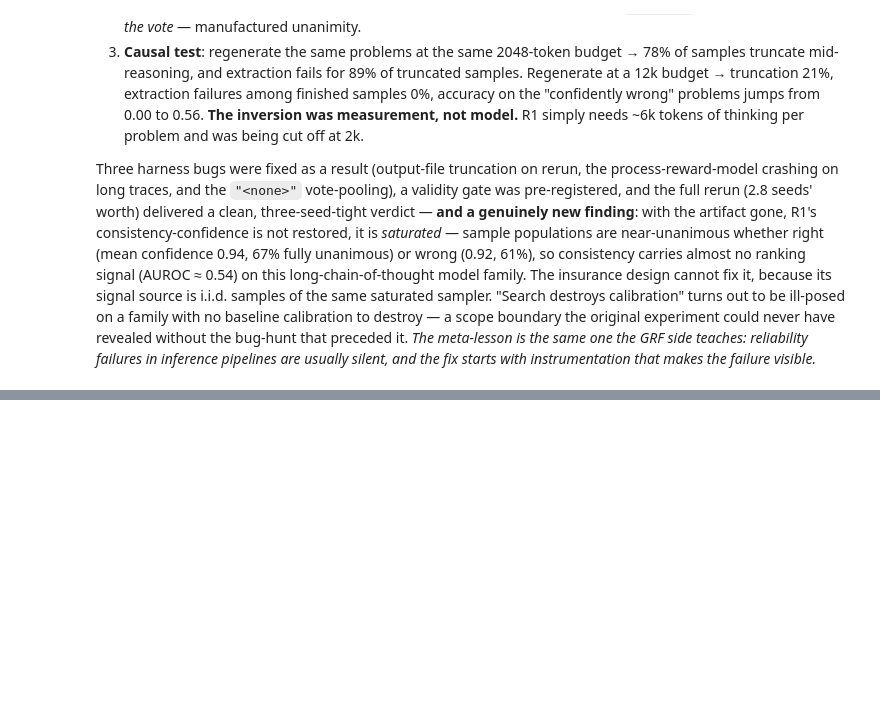
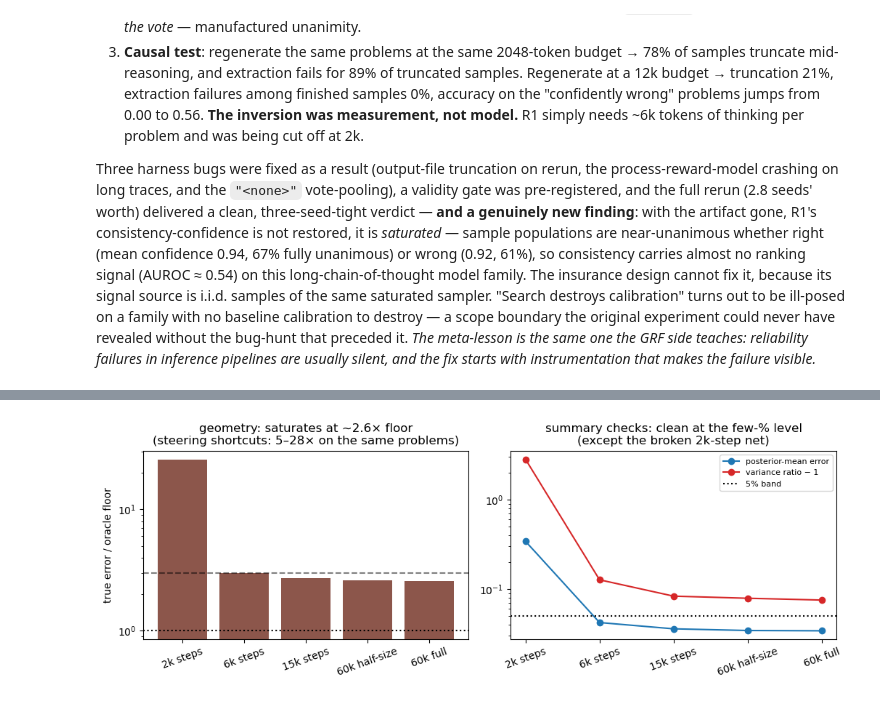
Before and after one commit to AndreasTersenov/tilt-audit, a Jupyter notebook: notebooks/overnight_pilot_tour.ipynb, the cells around one changed output, grey strips where cells are left out. Cells and saved outputs as stored; diff of their text form; code cells hidden in the pictures; blank space fills up the shorter version.

```diff
--- a/notebooks/overnight_pilot_tour.ipynb
+++ b/notebooks/overnight_pilot_tour.ipynb
@@ -1044,0 +1201,28 @@ result.
+# %%
+# A3: the training ladder — true error and summary checks per checkpoint
+a3 = load("a3_amortized.jsonl").drop_duplicates(["score", "y_seed", "seed", "sampler"], keep="last")
+fl = a3[a3.sampler == "oracle"].groupby("y_seed").w2.median().rename("floor")
+am = a3[a3.sampler == "ancestral"].join(fl, on="y_seed")
+am["ratio"] = am.w2 / am.floor
+order = ["amortized:warmup2k", "amortized:warmup6k", "amortized:quarter15k",
+         "amortized:halfcap", "amortized:default"]
+names = ["2k steps", "6k steps", "15k steps", "60k half-size", "60k full"]
+g = am.groupby("score")
+fig, axes = plt.subplots(1, 2, figsize=(10.5, 3.8))
+ratios = [g.ratio.median().get(k, np.nan) for k in order]
+axes[0].bar(names, ratios, color="#8c564b")
+axes[0].axhline(1, color="k", ls=":"); axes[0].axhline(3, color="k", ls="--", alpha=.5)
+axes[0].set(yscale="log", ylabel="true error / oracle floor",
+            title="geometry: saturates at ~2.6× floor\n(steering shortcuts: 5–28× on the same problems)")
+axes[0].tick_params(axis="x", rotation=20)
+for key, lab, c in [("rel_mean_err", "posterior-mean error", "#1f77b4"),
+                    ("px_var_ratio", "variance ratio − 1", "#d62728")]:
+    v = [abs(g[key].median().get(k, np.nan) - (0 if key == "rel_mean_err" else 1))
+         for k in order]
+    axes[1].plot(names, v, "o-", color=c, label=lab)
+axes[1].axhline(0.05, color="k", ls=":", label="5% band")
+axes[1].set(yscale="log", title="summary checks: clean at the few-% level\n(except the broken 2k-step net)")
+axes[1].tick_params(axis="x", rotation=20); axes[1].legend(fontsize=8)
+plt.tight_layout()
+# %% [output]
+[figure, added]
```
Also changed, not shown: parts of 21 cells of this notebook, 2 other files.
